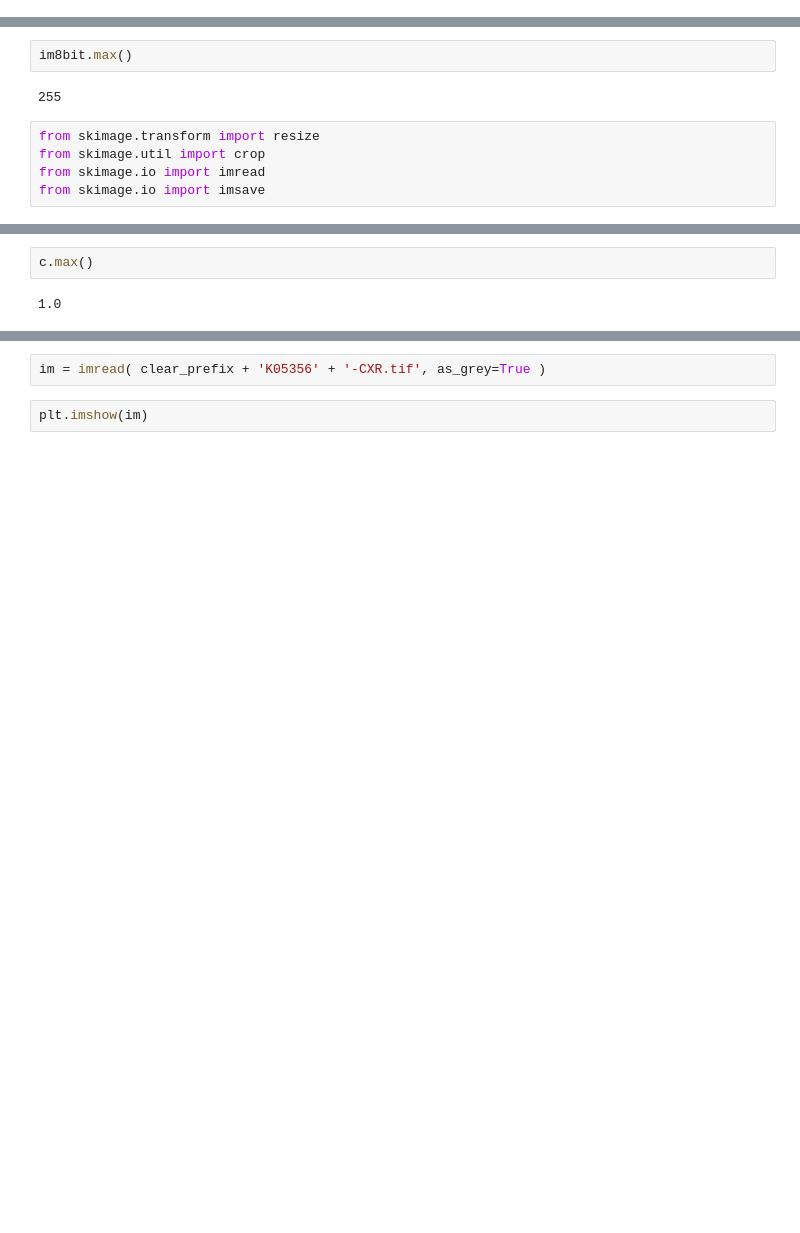
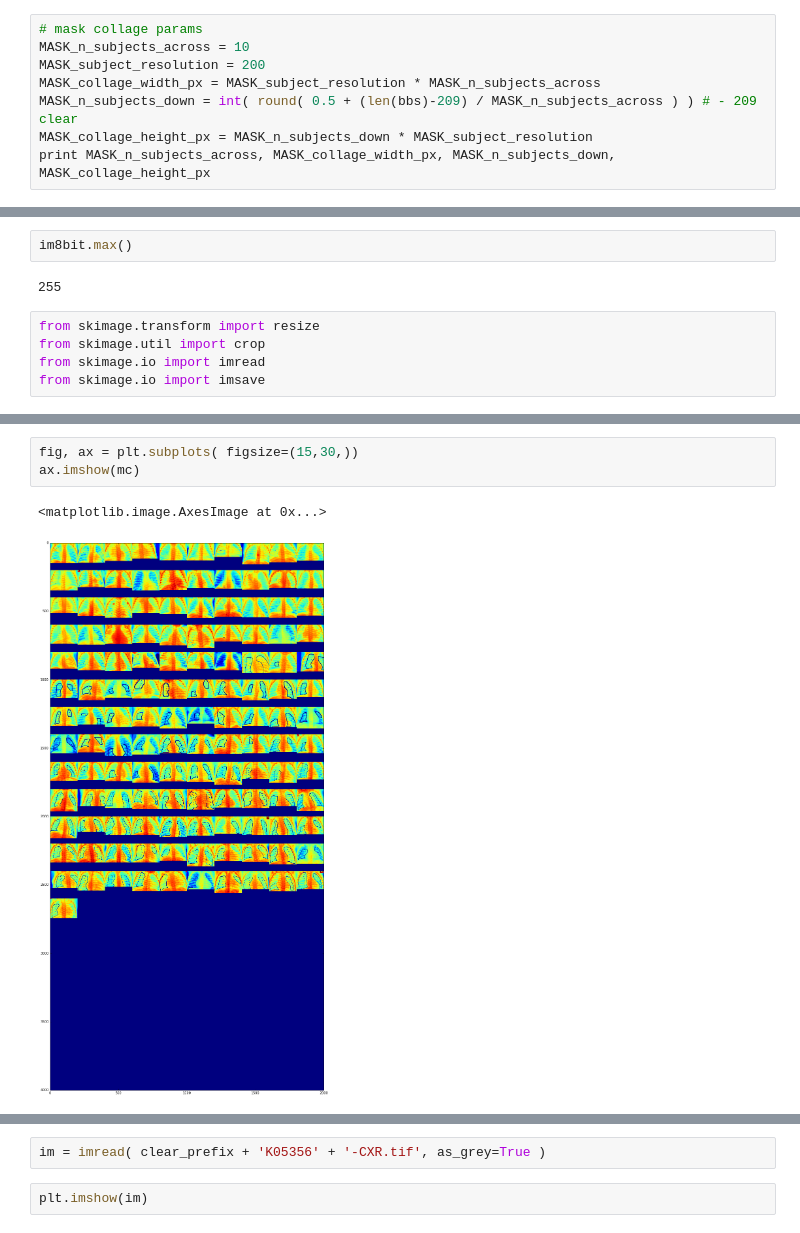
Before and after one commit to colettace/DataAnalyses, a Jupyter notebook: PERCH/PERCH_Kenya_Scanning_Window_FeatCalc.ipynb, the cells around one changed output, grey strips where cells are left out. Cells and saved outputs as stored; diff of their text form; blank space fills up the shorter version.

Commit message:
Added mask collages

```diff
--- a/PERCH/PERCH_Kenya_Scanning_Window_FeatCalc.ipynb
+++ b/PERCH/PERCH_Kenya_Scanning_Window_FeatCalc.ipynb
@@ -361,0 +361,8 @@ c = np.zeros(( collage_width_px, collage_height_px))
+# %%
+# mask collage params
+MASK_n_subjects_across = 10
+MASK_subject_resolution = 200
+MASK_collage_width_px = MASK_subject_resolution * MASK_n_subjects_across
+MASK_n_subjects_down = int( round( 0.5 + (len(bbs)-209) / MASK_n_subjects_across ) ) # - 209 clear
+MASK_collage_height_px = MASK_n_subjects_down * MASK_subject_resolution
+print MASK_n_subjects_across, MASK_collage_width_px, MASK_n_subjects_down, MASK_collage_height_px
@@ -485,4 +567,6 @@ ax.imshow(c)
-# %%
-c.max()
-# %% [output]
-1.0
+# %%
+fig, ax = plt.subplots( figsize=(15,30,))
+ax.imshow(mc)
+# %% [output]
+<matplotlib.image.AxesImage at 0x...>
+[figure, added]
```
Also changed, not shown: parts of 8 cells of this notebook.
